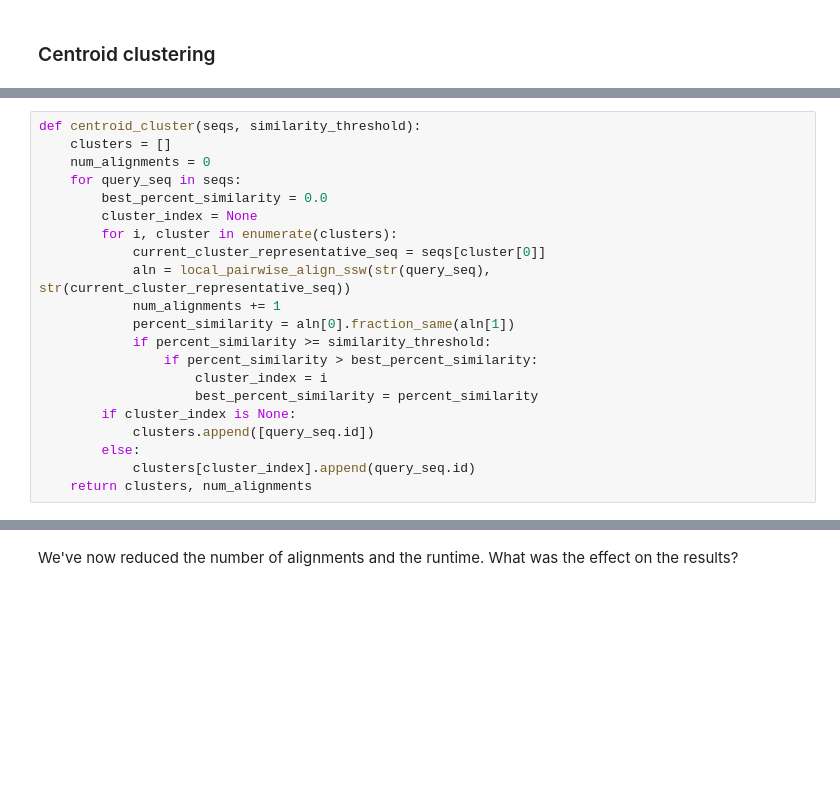
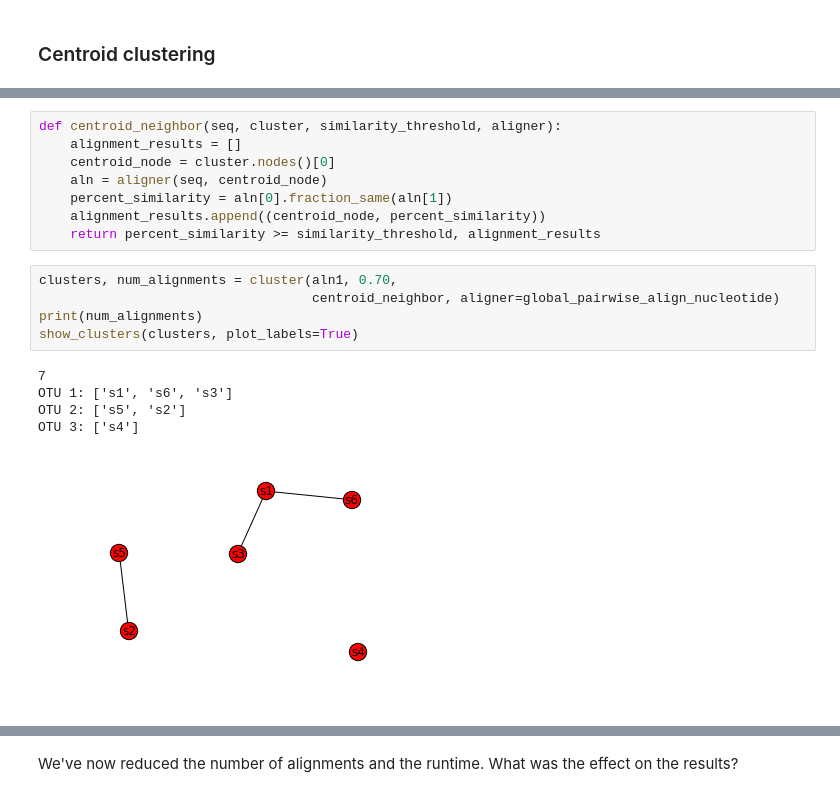
Before and after one commit to applied-bioinformatics/An-Introduction-To-Applied-Bioinformatics, a Jupyter notebook: fundamentals/sequence-mapping-and-clustering.ipynb, the cells around one changed output, grey strips where cells are left out. Drawn from its saved outputs; the diff is of its cells as text; blank space fills up the shorter version.

```diff
--- a/fundamentals/sequence-mapping-and-clustering.ipynb
+++ b/fundamentals/sequence-mapping-and-clustering.ipynb
@@ -504,25 +467,23 @@ $OTU3$: $S4$ $S5$
 <hr>
 
 Let's implment this:
-# %%
-def centroid_cluster(seqs, similarity_threshold):
-    clusters = []
-    num_alignments = 0
-    for query_seq in seqs:
-        best_percent_similarity = 0.0
-        cluster_index = None
-        for i, cluster in enumerate(clusters):
-            current_cluster_representative_seq = seqs[cluster[0]]
-            aln = local_pairwise_align_ssw(str(query_seq), str(current_cluster_representative_seq))
-            num_alignments += 1
-            percent_similarity = aln[0].fraction_same(aln[1])
-            if percent_similarity >= similarity_threshold:
-                if percent_similarity > best_percent_similarity:
-                    cluster_index = i
-                    best_percent_similarity = percent_similarity
-        if cluster_index is None:
-            clusters.append([query_seq.id])
-        else:
-            clusters[cluster_index].append(query_seq.id)
-    return clusters, num_alignments
+# %%
+def centroid_neighbor(seq, cluster, similarity_threshold, aligner):
+    alignment_results = []
+    centroid_node = cluster.nodes()[0]
+    aln = aligner(seq, centroid_node)
+    percent_similarity = aln[0].fraction_same(aln[1])
+    alignment_results.append((centroid_node, percent_similarity))
+    return percent_similarity >= similarity_threshold, alignment_results
+# %%
+clusters, num_alignments = cluster(aln1, 0.70,
+                                   centroid_neighbor, aligner=global_pairwise_align_nucleotide)
+print(num_alignments)
+show_clusters(clusters, plot_labels=True)
+# %% [output]
+7
+OTU 1: ['s1', 's6', 's3']
+OTU 2: ['s5', 's2']
+OTU 3: ['s4']
+[figure, added]
 # %%
```
Also changed, not shown: parts of 25 cells of this notebook.
